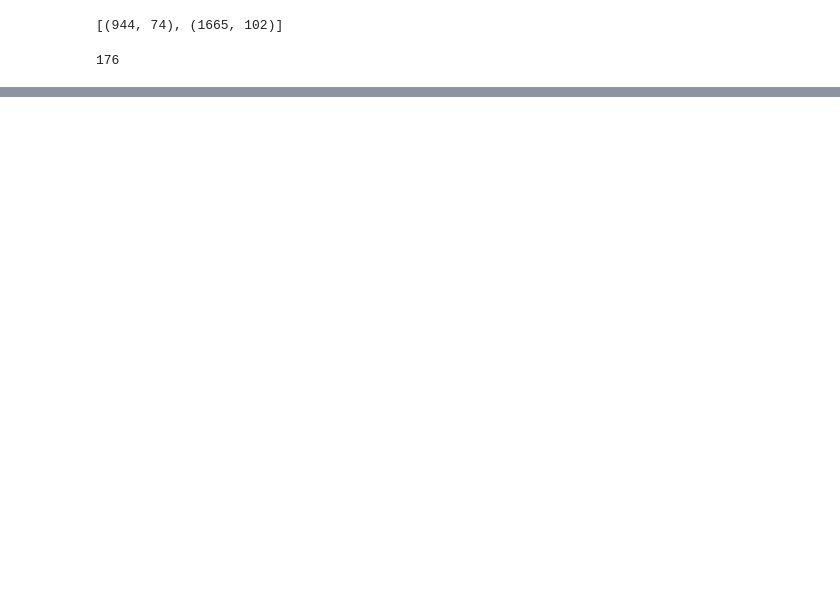
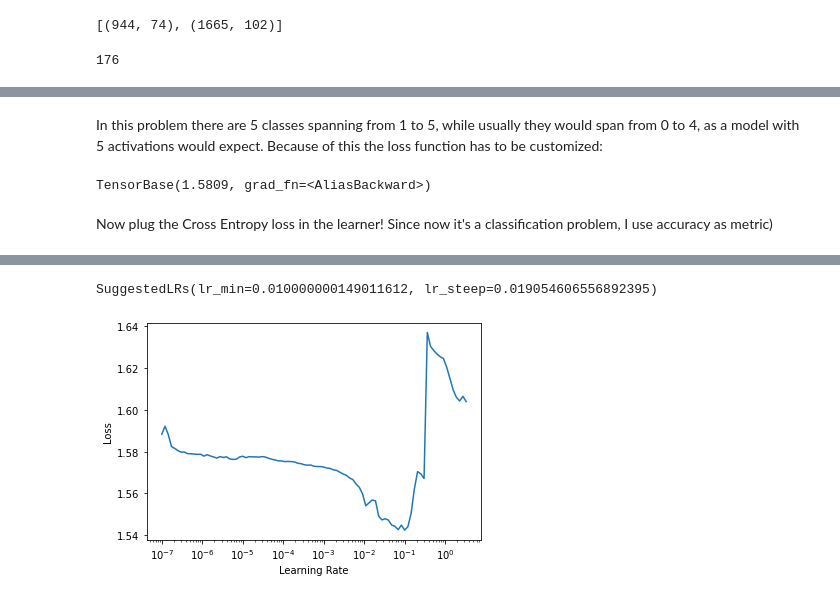
Before and after one commit to francescolosterzo/fastbook, a Jupyter notebook: exercises/CollabCrossEntropy.ipynb, the cells around one changed output, grey strips where cells are left out. Saved outputs shown, nothing was run; the diff lists cells and outputs as text; code cells hidden in the pictures; blank space fills up the shorter version.

```diff
--- a/exercises/CollabCrossEntropy.ipynb
+++ b/exercises/CollabCrossEntropy.ipynb
@@ -139,0 +198,2 @@ model = CollabNNCE(*embs)
+# %% [markdown]
+In this problem there are 5 classes spanning from 1 to 5, while usually they would span from 0 to 4, as a model with 5 activations would expect. Because of this the loss function has to be customized:
@@ -140 +205,7 @@ model = CollabNNCE(*embs)
+# %%
+myLoss(preds,y)
+# %% [output]
+TensorBase(1.5809, grad_fn=<AliasBackward>)
+# %% [markdown]
+Now plug the Cross Entropy loss in the learner! Since now it's a classification problem, I use accuracy as metric)
 # %%
@@ -141,0 +213,3 @@ learn = Learner(dls, model, loss_func=CrossEntropyLossFlat())
+# %%
+learn.lr_find()
+# %% [output]
@@ -142,3 +217,5 @@ learn = Learner(dls, model, loss_func=CrossEntropyLossFlat())
+SuggestedLRs(lr_min=0.010000000149011612, lr_steep=0.019054606556892395)
+[figure, added]
 # %%
 learn.fit_one_cycle(5, 5e-3, wd=.01)
 # %% [output]
```
Also changed, not shown: parts of 19 cells of this notebook.
